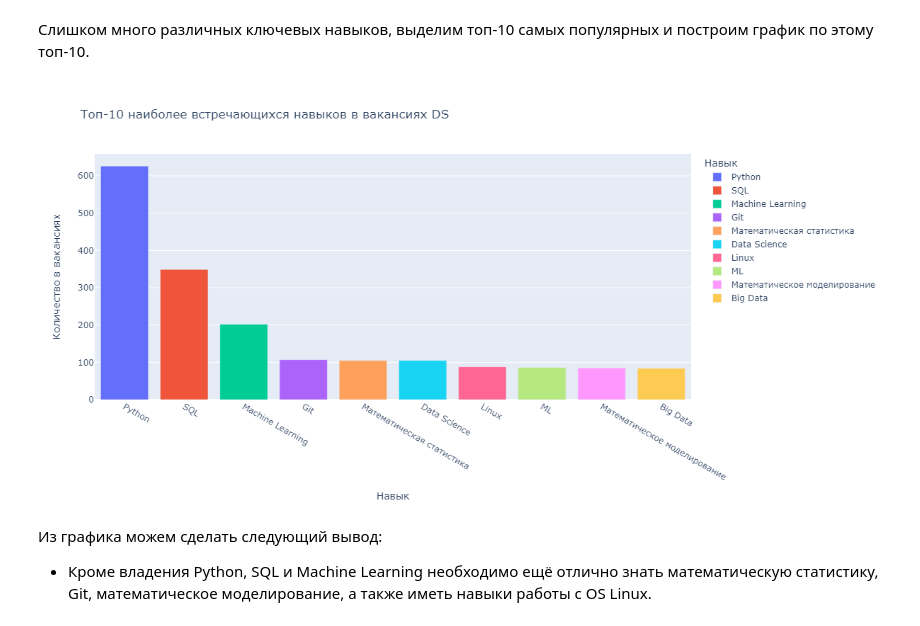
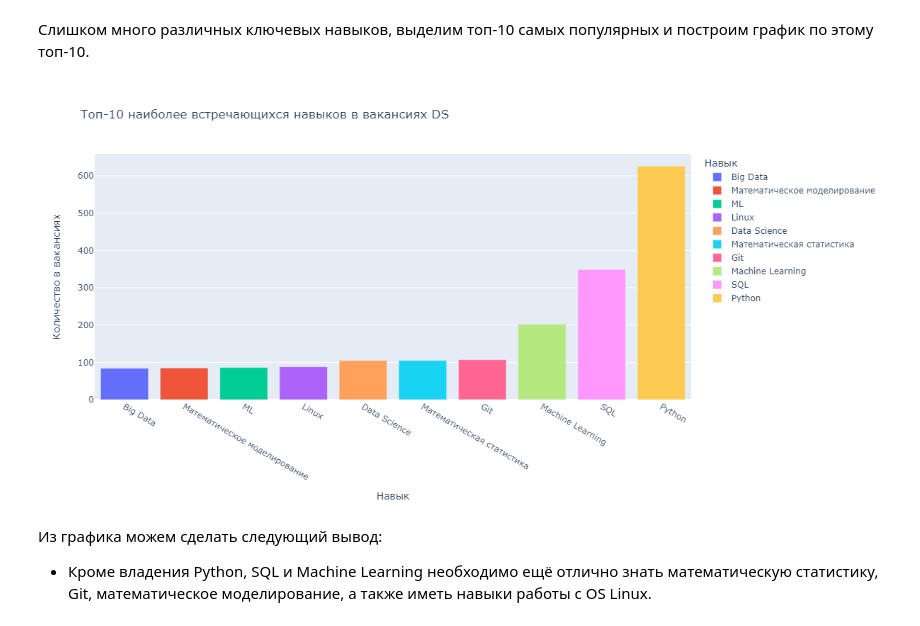
Before and after one commit to ScReameer/HH-DataScience-project-2, a Jupyter notebook: Project_2_Анализ_вакансий_HH.ipynb, the cells around one changed output. Cells and saved outputs as stored; diff of their text form; code cells hidden in the pictures.

```diff
--- a/Project_2_Анализ_вакансий_HH.ipynb
+++ b/Project_2_Анализ_вакансий_HH.ipynb
@@ -714,18 +886,18 @@ print('Количество различных ключевых навыков:'
 # %% [markdown]
 Слишком много различных ключевых навыков, выделим топ-10 самых популярных и построим график по этому топ-10.
 # %%
-key_skills_top = key_skills_series.sort_values(ascending=False)[:10]
+key_skills_top = key_skills_series.sort_values(ascending=False).head(10).sort_values()
 key_skills_bar = px.bar(
     key_skills_top,
     color=key_skills_top.index,
     labels={'index': 'Навык', 'value': 'Количество в вакансиях'},
     title='Топ-10 наиболее встречающихся навыков в вакансиях DS',
     width=1200,
     height=600
 )
 key_skills_bar.show()
 # %% [output]
-[figure, old version]
+[figure, new version]
 # %% [markdown]
 Из графика можем сделать следующий вывод:
 * Кроме владения Python, SQL и Machine Learning необходимо ещё отлично знать математическую статистику, Git, математическое моделирование, а также иметь навыки работы с OS Linux.
```
Also changed, not shown: parts of 48 cells of this notebook.
